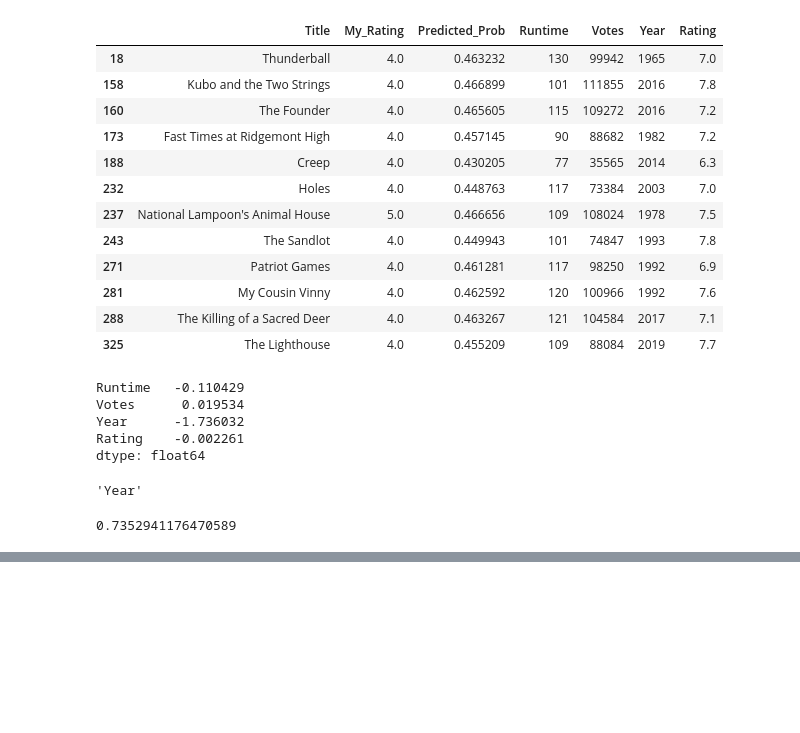
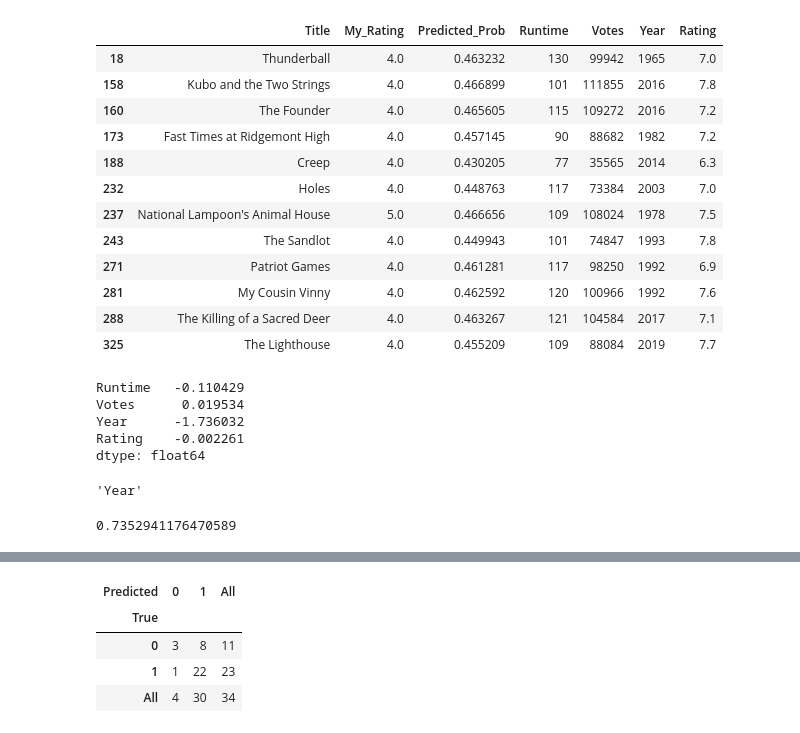
Before and after one commit to rpomponio/cine_factor, a Jupyter notebook: notebooks/naive_algorithm.ipynb, the cells around one changed output, grey strips where cells are left out. Drawn from its saved outputs; the diff is of its cells as text; code cells hidden in the pictures; blank space fills up the shorter version.

```diff
--- a/notebooks/naive_algorithm.ipynb
+++ b/notebooks/naive_algorithm.ipynb
@@ -193,0 +210,9 @@ clf_grid.best_estimator_.score(X_test, y_test)
+# %%
+# out-of-sample
+pd.crosstab(y_test, clf_grid.best_estimator_.predict(X_test), rownames=['True'], colnames=['Predicted'], margins=True)
+# %% [output]
+| Predicted | 0 | 1 | All |
+| True |  |  |  |
+| 0 | 3 | 8 | 11 |
+| 1 | 1 | 22 | 23 |
+| All | 4 | 30 | 34 |
```
Also changed, not shown: parts of 4 cells of this notebook.
